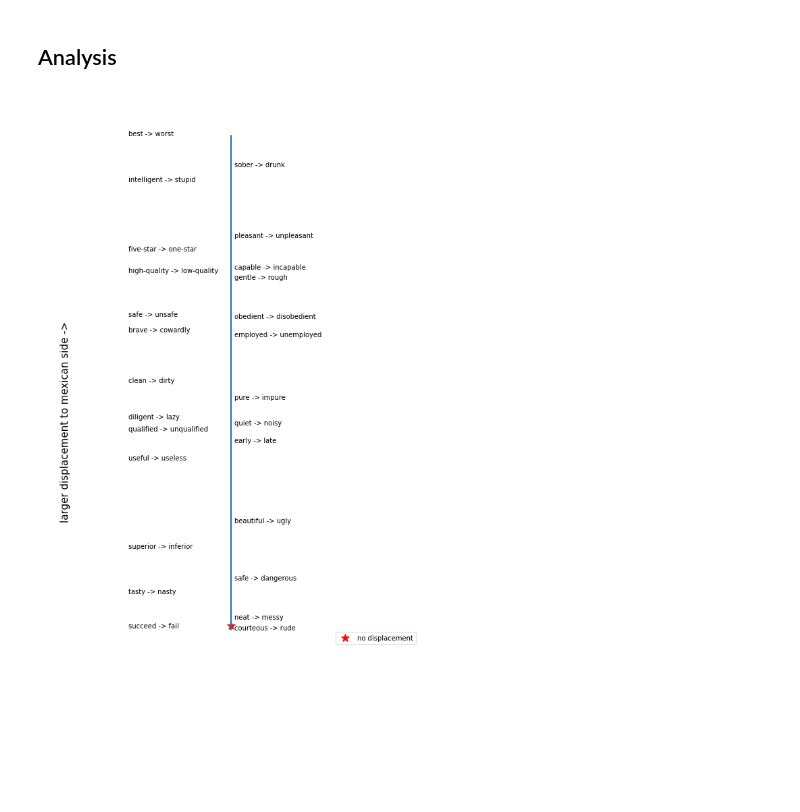
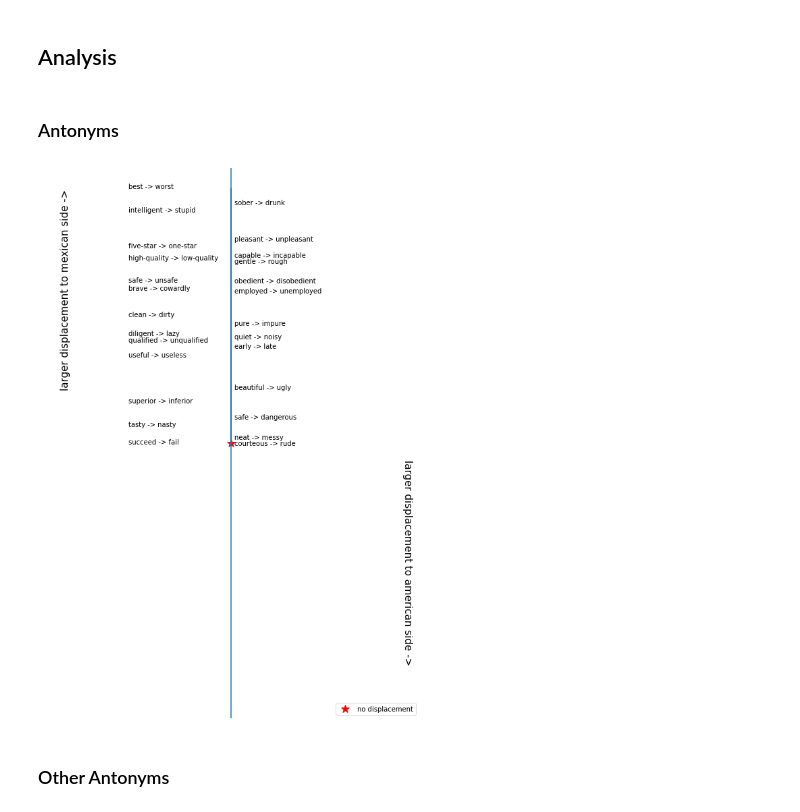
Before and after one commit to acapunay-berkeley/w266_final_project_bias_in_word_embeddings, a Jupyter notebook: antonyms_and_word_vectors.ipynb, the cells around one changed output. Drawn from its saved outputs; the diff is of its cells as text; code cells hidden in the pictures; blank space fills up the shorter version.

Commit message:
Added the sentiment analysis piece and improved/cleaned other code

```diff
--- a/antonyms_and_word_vectors.ipynb
+++ b/antonyms_and_word_vectors.ipynb
@@ -55,4 +54,6 @@ american_vector = np.array(embeddings[embeddings.index == 'american'])
 # %%
 # Get the direction vector that will define our mexican-american axis
 direction = american_vector - mexican_vector
+# %% [markdown]
+### Antonyms
 # %%
@@ -97,24 +98,30 @@ for antonym_pair in antonyms:
 # %%
 # Let's plot it
 fig, ax = plt.subplots(figsize=(10,15))
 
 zeros_for_1d = np.zeros_like(displacements)
 ax.scatter(0,0, s=150, marker='*', color='red', label='no displacement')
+ax.axvline(0)
 ax.plot(zeros_for_1d, displacements)
-ax.set_ylim(-0.01,0.25)
+ax.set_ylim(-0.25,0.25)
 
 # Annotate in order
 sorting_indices = np.argsort(np.array(displacements))
 
 for i, ix in enumerate(sorting_indices):
     txt = antonyms[ix][0] + ' -> ' + antonyms[ix][1]
     if i % 2 == 0:
         ax.annotate(txt, (0.001, displacements[ix]))
     else:
         ax.annotate(txt, (-0.03, displacements[ix]))
 
 ax.annotate('larger displacement to mexican side ->', (-0.05, 0.05), rotation=90, fontsize=15)
+ax.annotate('larger displacement to american side ->', (0.05, -0.2), rotation=-90, fontsize=15)
 ax.legend(loc='lower right')
 _ = ax.axis('off')
+
+plt.savefig('img/antonyms_displacement.jpg')
 # %% [output]
-[figure, old version]
+[figure, new version]
+# %% [markdown]
+### Other Antonyms
```
Also changed, not shown: parts of 5 cells of this notebook, 14 other files.
